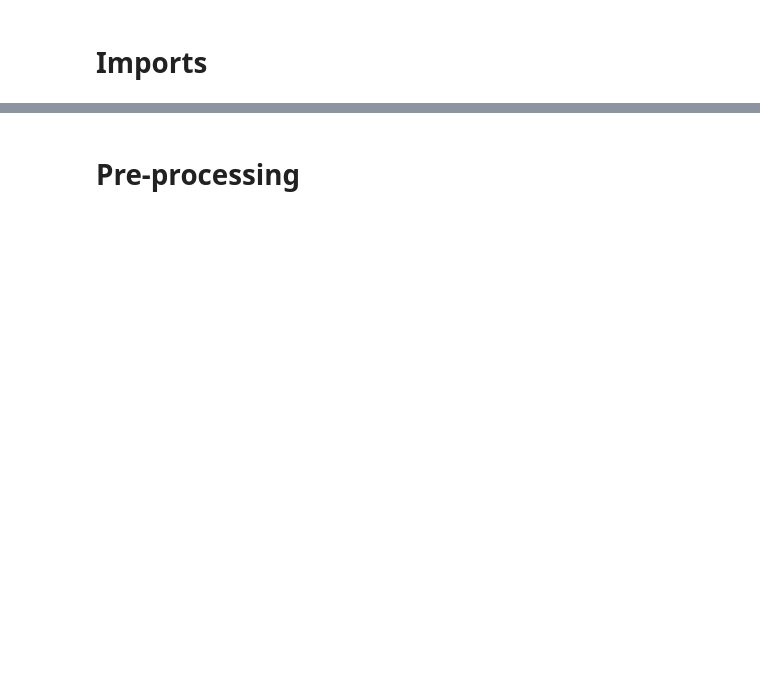
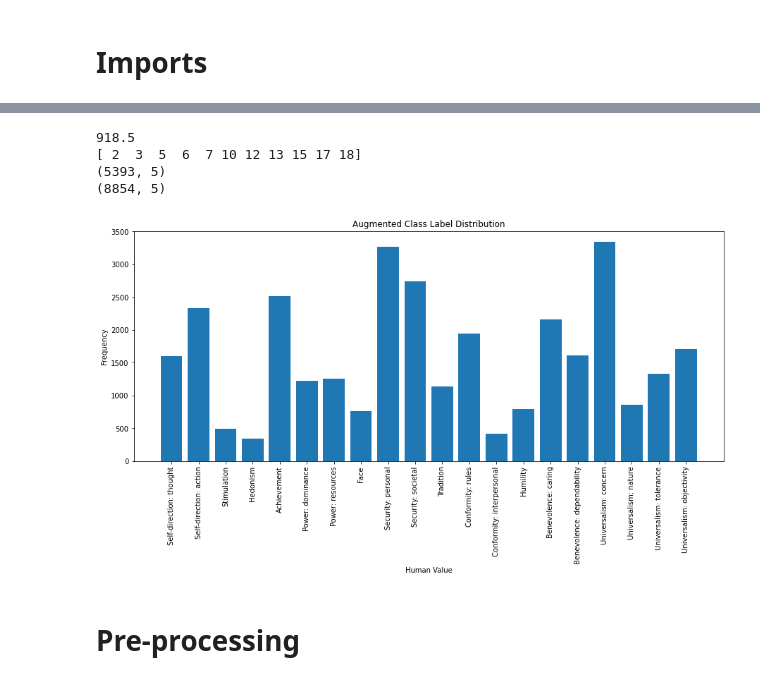
Before and after one commit to Lisa-dk/LTP, a Jupyter notebook: notebook.ipynb, the cells around one changed output, grey strips where cells are left out. Saved outputs shown, nothing was run; the diff lists cells and outputs as text; code cells hidden in the pictures; blank space fills up the shorter version.

```diff
--- a/notebook.ipynb
+++ b/notebook.ipynb
@@ -45,3 +46,45 @@ Set:Validation - Size:1896
+# %%
+def add_augmented_data(data):
+    russian_aug = np.load(os.path.join(DATA_PATH, 'train_aug', 'back_trans_ru_augm.npy'))
+    german_aug = np.load(os.path.join(DATA_PATH, 'train_aug', 'back_trans_de_augm.npy'))
+
+    data_counts = data["training"]['Labels'].sum(axis=0)
+    mean_freq = np.mean(data_counts)
+    min_classes = np.where(data_counts < mean_freq)[0]
+    print(mean_freq)
+    print(min_classes)
+
+    data["training_aug"] = data["training"].copy()
+    print(data["training_aug"].shape)
+
+    rows_to_add = []
+
+    for row_idx, row_labels in enumerate(data["training"]['Labels']):
+        for flagged_classes in np.where(row_labels==1):
+            if np.intersect1d(flagged_classes, min_classes).any():
+
+                new_row = data["training"].iloc[row_idx].copy()
+                new_row["Premise"] = german_aug[row_idx] if np.random.random() > 0.5 else russian_aug[row_idx]
+                rows_to_add.append(new_row)
+
+    data["training_aug"] = pd.concat([pd.DataFrame(rows_to_add), data["training_aug"]]).reset_index(drop=True)
+
+add_augmented_data(data)
+print(data["training_aug"].shape)
+
+data_counts_new = data["training_aug"]['Labels'].sum(axis=0)
+plt.bar(classes, data_counts_new)
+plt.xlabel("Human Value")
+plt.xticks(rotation='vertical')
+plt.ylabel("Frequency")
+plt.title("Augmented Class Label Distribution")
+plt.show()
+# %% [output]
+918.5
+[ 2  3  5  6  7 10 12 13 15 17 18]
+(5393, 5)
+(8854, 5)
+[figure, added]
 # %% [markdown]
 # Pre-processing
 # %%
```
Also changed, not shown: parts of 14 cells of this notebook, 1 other file.
